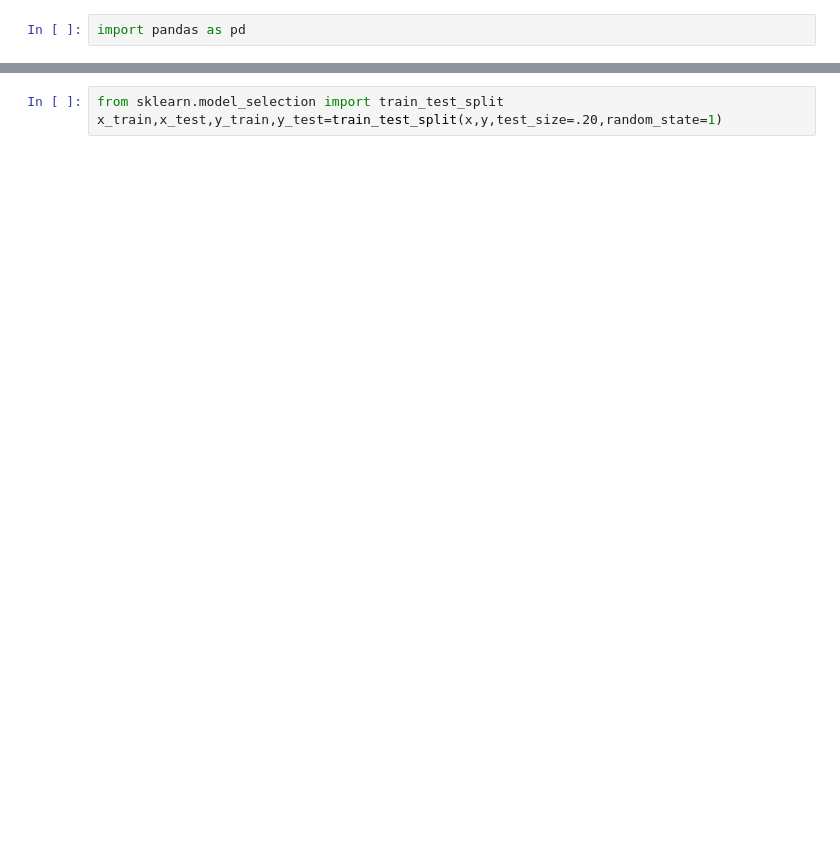
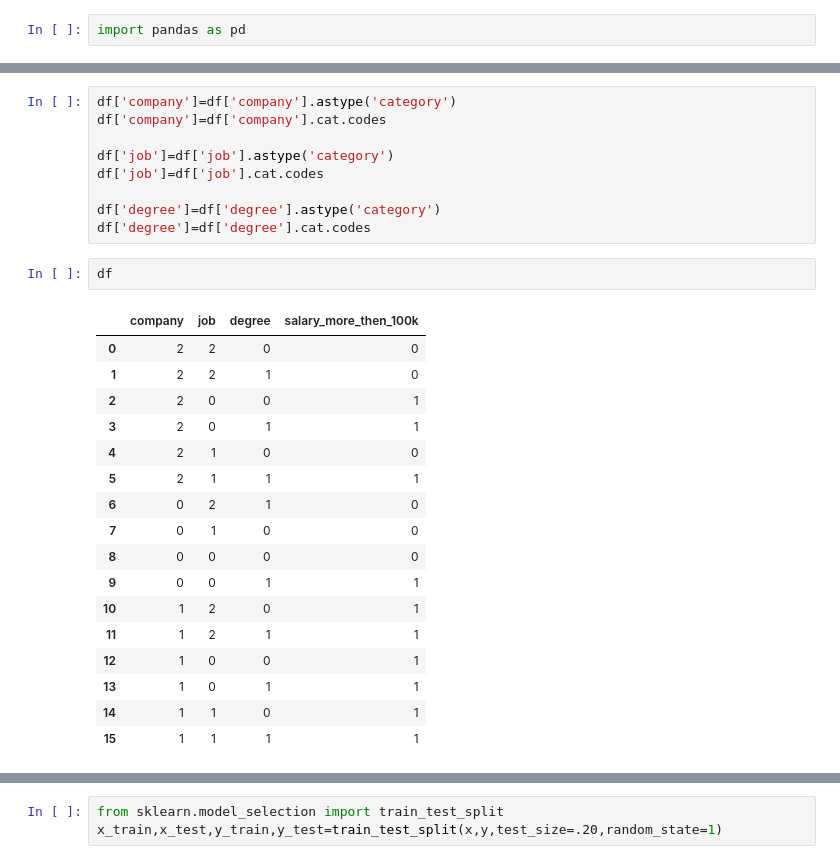
Before and after one commit to Aditya17Git/data-science, a Jupyter notebook: Decision_tree.ipynb, the cells around one changed output, grey strips where cells are left out. Drawn from its saved outputs; the diff is of its cells as text; blank space fills up the shorter version.

```diff
--- a/Decision_tree.ipynb
+++ b/Decision_tree.ipynb
@@ -77,0 +26,29 @@ x
+# %%
+df['company']=df['company'].astype('category')
+df['company']=df['company'].cat.codes
+
+df['job']=df['job'].astype('category')
+df['job']=df['job'].cat.codes
+
+df['degree']=df['degree'].astype('category')
+df['degree']=df['degree'].cat.codes
+# %%
+df
+# %% [output]
+|  | company | job | degree | salary_more_then_100k |
+| 0 | 2 | 2 | 0 | 0 |
+| 1 | 2 | 2 | 1 | 0 |
+| 2 | 2 | 0 | 0 | 1 |
+| 3 | 2 | 0 | 1 | 1 |
+| 4 | 2 | 1 | 0 | 0 |
+| 5 | 2 | 1 | 1 | 1 |
+| 6 | 0 | 2 | 1 | 0 |
+| 7 | 0 | 1 | 0 | 0 |
+| 8 | 0 | 0 | 0 | 0 |
+| 9 | 0 | 0 | 1 | 1 |
+| 10 | 1 | 2 | 0 | 1 |
+| 11 | 1 | 2 | 1 | 1 |
+| 12 | 1 | 0 | 0 | 1 |
+| 13 | 1 | 0 | 1 | 1 |
+| 14 | 1 | 1 | 0 | 1 |
+| 15 | 1 | 1 | 1 | 1 |
```
Also changed, not shown: parts of 23 cells of this notebook.
